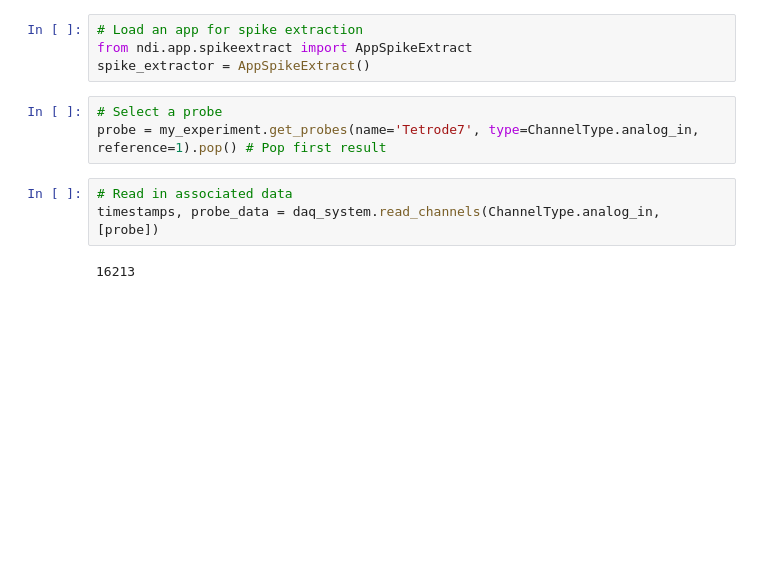
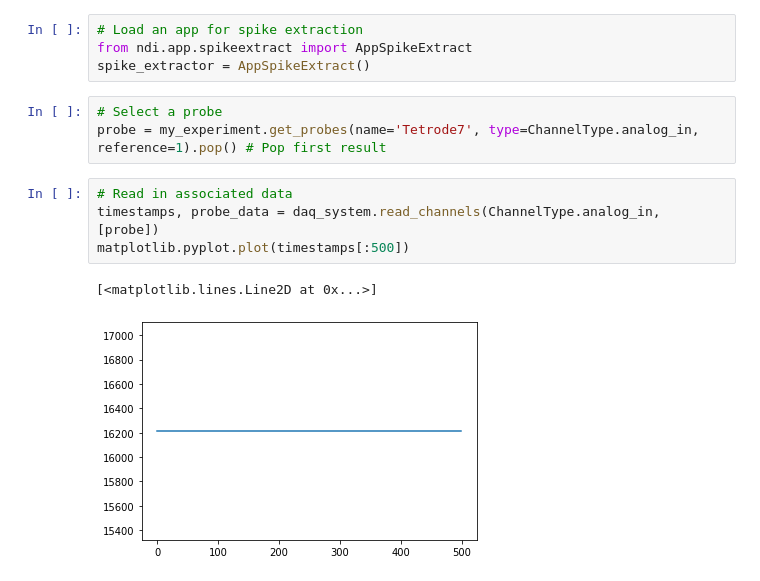
Before and after one commit to VH-Lab/NDI-python, a Jupyter notebook: example/Spike Extraction.ipynb, the cells around one changed output. Saved outputs shown, nothing was run; the diff lists cells and outputs as text; blank space fills up the shorter version.

```diff
--- a/example/Spike Extraction.ipynb
+++ b/example/Spike Extraction.ipynb
@@ -35,8 +37,10 @@ probe = my_experiment.get_probes(name='Tetrode7', type=ChannelType.analog_in, re
 # %%
 # Read in associated data
 timestamps, probe_data = daq_system.read_channels(ChannelType.analog_in, [probe])
+matplotlib.pyplot.plot(timestamps[:500])
 # %% [output]
-16213
+[<matplotlib.lines.Line2D at 0x...>]
+[figure, added]
 # %%
 # Show raw probe data
 matplotlib.pyplot.plot(probe_data)
```
Also changed, not shown: parts of 3 cells of this notebook, 1 other file.
